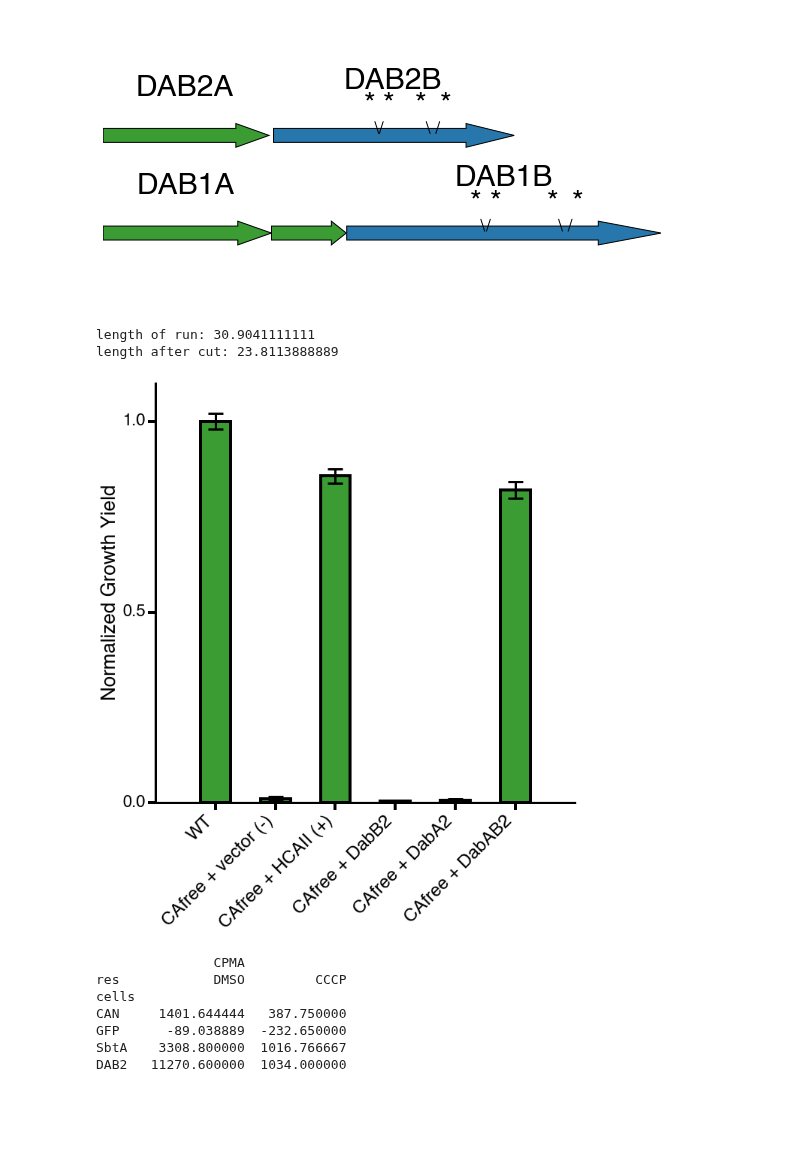
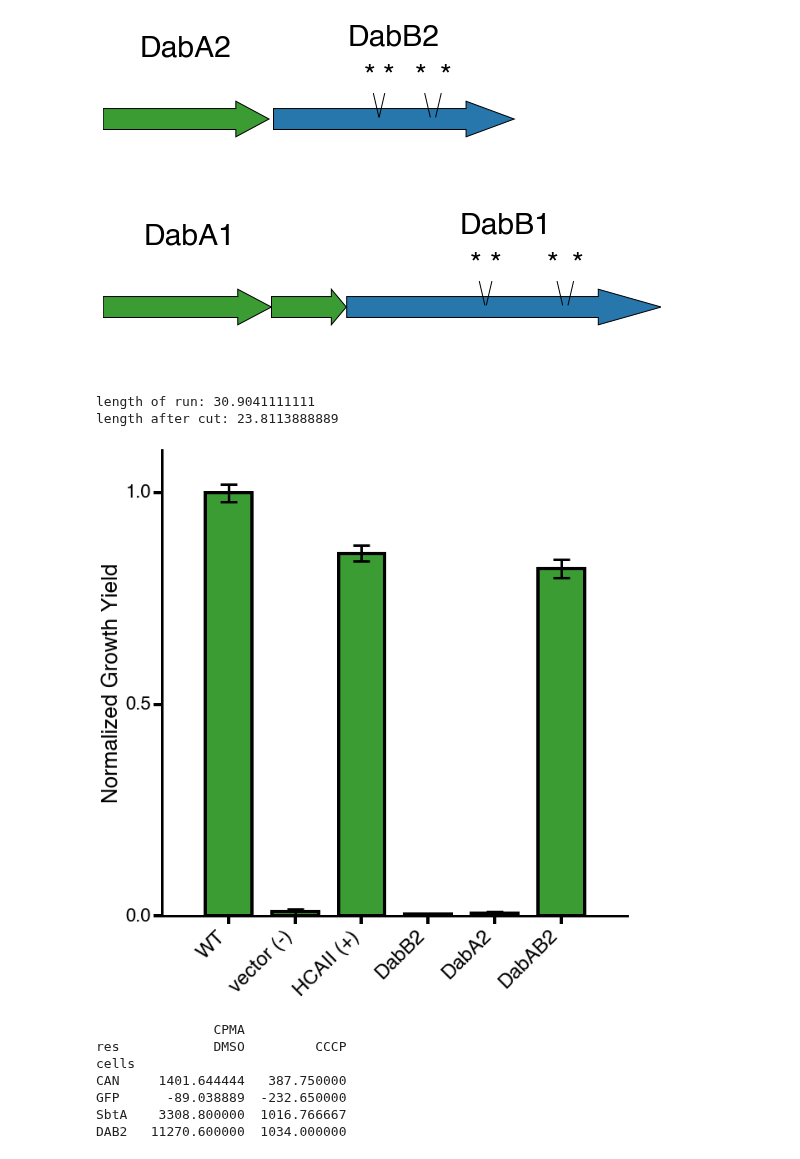
Before and after one commit to jackdesmarais/DabTransporterPaper, a Jupyter notebook: scripts/figure 3 CAFree complementation by DAB.ipynb, the cells around one changed output. Drawn from its saved outputs; the diff is of its cells as text; code cells hidden in the pictures; blank space fills up the shorter version.

Commit message:
adding panels made by others and assembling draft total figures

```diff
--- a/scripts/figure 3 CAFree complementation by DAB.ipynb
+++ b/scripts/figure 3 CAFree complementation by DAB.ipynb
@@ -20,7 +20,7 @@ from utils import *
 
 matplotlib.rcParams.update({'font.size': 30})
 # %%
-fig,ax = plt.subplots(figsize=(10,5), frameon=False)
+fig,ax = plt.subplots(figsize=(10,1.5), frameon=False)
 
 
 colors = qual_palette
@@ -33,7 +33,7 @@ head_scale=0.2
 
 
 #     Make DAB2
-y=0.6
+y=0.25
 oplength=4185
 opstart=7103
 len_per_bp = 1e-4
@@ -47,7 +47,7 @@ dab2A = matplotlib.patches.FancyArrow(x,y,genLength,0,width=width,length_include
                                       head_width=head_width, fill=True,facecolor=aCol,
                                      head_length=genLength*head_scale)
 ax.add_artist(dab2A)
-plt.text(x+genLength/2,y+2*head_width,'DAB2A', size=30, ha='center', va='center',color="k", rotation=0)
+plt.text(x+genLength/2,y+2*head_width,'DabA2', size=30, ha='center', va='center',color="k", rotation=0)
 
 #     Make DAB2B (DUF)
 geneStart=5402
@@ -58,7 +58,7 @@ dab2B = matplotlib.patches.FancyArrow(x,y,genLength,0,width=width,length_include
                                       head_width=head_width, fill=True,facecolor=bCol,
                                      head_length=genLength*head_scale)
 ax.add_artist(dab2B)
-plt.text(x+genLength/2,y+2.3*head_width,'DAB2B', size=30, ha='center', va='center',color="k", rotation=0)
+plt.text(x+genLength/2,y+2.3*head_width,'DabB2', size=30, ha='center', va='center',color="k", rotation=0)
 
 #     plot active site residues
 loc=3832
@@ -77,6 +77,21 @@ loc=4345
 x=(opstart-loc) * len_per_bp
 plt.annotate('*',[x,y],xytext=[x-0.01,y+head_width],arrowprops={'arrowstyle':'-'},ha='center')
 
+ax.xaxis.set_visible(False)
+ax.yaxis.set_visible(False)
+ax.spines['right'].set_visible(False)
+ax.spines['top'].set_visible(False)
+ax.spines['bottom'].set_visible(False)
+ax.spines['left'].set_visible(False)
+plt.ylim(0.1,0.3)
+plt.xlim(0,5573* len_per_bp)
+
+plt.savefig('fig3/fig3A_sub1.eps', format='eps', bbox_inches='tight')
+
+plt.show()
+
+
+fig,ax = plt.subplots(figsize=(10,1.5), frameon=False)
 
 #     Make DAB1
 y=0.25
@@ -92,7 +107,7 @@ dab2A = matplotlib.patches.FancyArrow(x,y,genLength,0,width=width,length_include
                                       head_width=head_width, fill=True,facecolor=aCol,
                                      head_length=genLength*head_scale)
 ax.add_artist(dab2A)
-plt.text(x+genLength/2,y+2*head_width,'DAB1A', size=30, ha='center', va='center',color="k", rotation=0)
+plt.text(x+genLength/2,y+2*head_width,'DabA1', size=30, ha='center', va='center',color="k", rotation=0)
 
 #     Make DAB1B (DUF)
 geneStart=6752
@@ -114,38 +129,40 @@ dab2B = matplotlib.patches.FancyArrow(x,y,genLength,0,width=width,length_include
                                       head_width=head_width, fill=True,facecolor=bCol,
                                      head_length=genLength*head_scale)
 ax.add_artist(dab2B)
-plt.text(x+genLength/2,y+2.3*head_width,'DAB1B', size=30, ha='center', va='center',color="k", rotation=0)
+plt.text(x+genLength/2,y+2.3*head_width,'DabB1', size=30, ha='center', va='center',color="k", rotation=0)
 
 #     plot active site residues
 loc=4611
 x=(opstart-loc) * len_per_bp
 plt.annotate('*',[x,y],xytext=[x+0.01,y+head_width],arrowprops={'arrowstyle':'-'},ha='center')
 
 loc=4617
 x=(opstart-loc) * len_per_bp
 plt.annotate('*',[x,y],xytext=[x-0.01,y+head_width],arrowprops={'arrowstyle':'-'},ha='center')
 
 loc=3795
 x=(opstart-loc) * len_per_bp
 plt.annotate('*',[x,y],xytext=[x+0.01,y+head_width],arrowprops={'arrowstyle':'-'},ha='center')
 
 loc=3840
 x=(opstart-loc) * len_per_bp
 plt.annotate('*',[x,y],xytext=[x-0.01,y+head_width],arrowprops={'arrowstyle':'-'},ha='center')
 
 ax.xaxis.set_visible(False)
 ax.yaxis.set_visible(False)
 ax.spines['right'].set_visible(False)
 ax.spines['top'].set_visible(False)
 ax.spines['bottom'].set_visible(False)
 ax.spines['left'].set_visible(False)
+plt.ylim(0.1,0.3)
 plt.xlim(0,5573* len_per_bp)
 
-plt.savefig('fig3/fig3A.eps', format='eps', bbox_inches='tight')
+plt.savefig('fig3/fig3A_sub2.eps', format='eps', bbox_inches='tight')
 
 plt.show()
 # %% [output]
-[figure, old version]
+[figure, new version]
+[figure, added]
 # %%
 def prepAndNormalize(ps,timecourse,cutoffTime):
     blanked = timecourse.blank()
@@ -182,11 +199,11 @@ normalized_mean_yld,normalized_std_yld=prepAndNormalize(ps,timecourse,24)
 #     print(data)
 to_plot = [
     ('bw+pFE-sfGFP', 'WT'),
-    ('CAF+pFE-sfGFP', 'CAfree + vector (-)'),
-    ('CAF+pFE-HCA2', 'CAfree + HCAII (+)'),
-    ('CAF+pFE-NDH', 'CAfree + DabB2'),
-    ('CAF+pFE-DUF', 'CAfree + DabA2'),
-    ('CAF+pFE-DAB2_wt', 'CAfree + DabAB2'),
+    ('CAF+pFE-sfGFP', 'vector (-)'),
+    ('CAF+pFE-HCA2', 'HCAII (+)'),
+    ('CAF+pFE-NDH', 'DabB2'),
+    ('CAF+pFE-DUF', 'DabA2'),
+    ('CAF+pFE-DAB2_wt', 'DabAB2'),
 ]
 
 
@@ -195,7 +212,7 @@ ylds = [normalized_mean_yld.loc[t[0]][0] for t in to_plot]
 stds = [normalized_std_yld.loc[t[0]][0] for t in to_plot]
 
 xs = np.arange(len(ylds))
-plt.bar(xs, ylds, yerr=stds, color=pCol, align='center', ecolor='k', width=0.5, edgecolor='k',
+plt.bar(xs, ylds, yerr=stds, color=pCol, align='center', ecolor='k', width=0.7, edgecolor='k',
         linewidth=4, capsize=10, error_kw={'capsize': 10, 'capthick': 3, 'elinewidth': 3})
 
 plt.ylabel('Normalized Growth Yield', fontsize=26)
@@ -222,7 +239,7 @@ plt.show()
 # %% [output]
 length of run: 30.9041111111
 length after cut: 23.8113888889
-[figure, old version]
+[figure, new version]
 # %%
 fig,ax = plt.subplots(figsize=(10,10))
 
```
Also changed, not shown: 20 other files.
